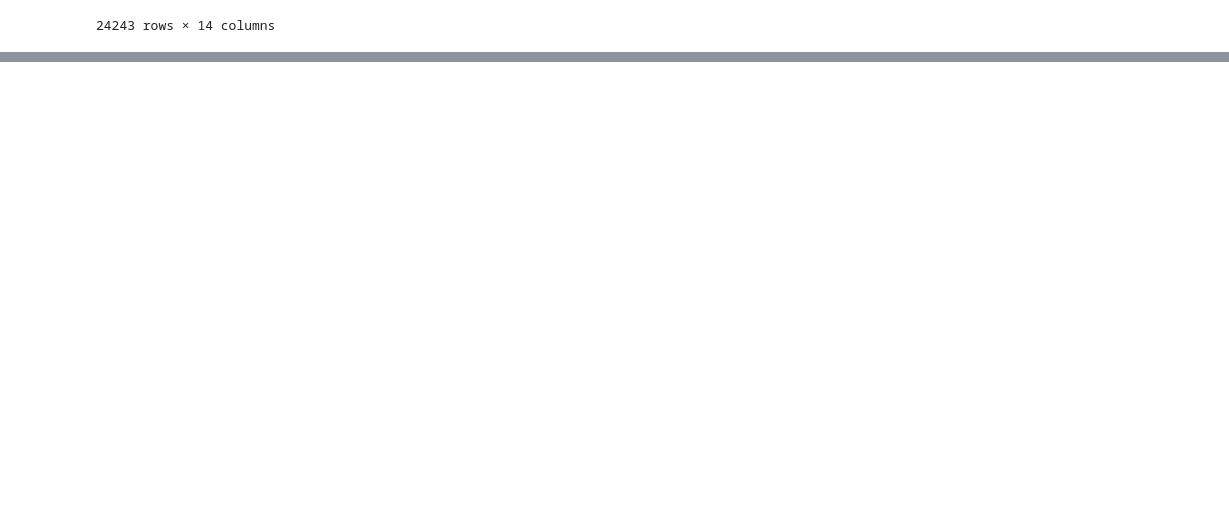
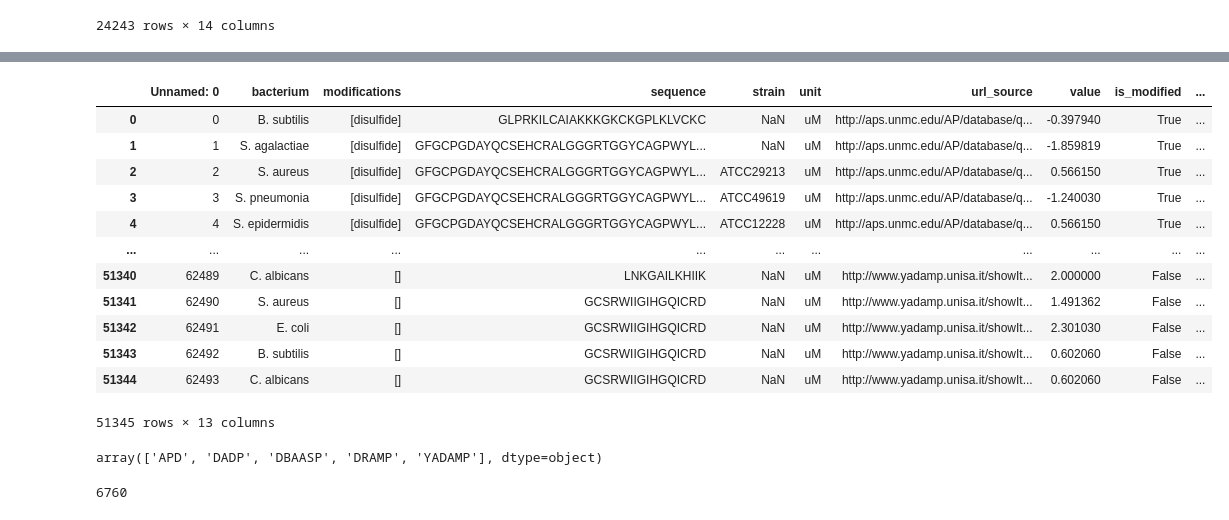
Before and after one commit to sandarnaing/tutorial, a Jupyter notebook: database.ipynb, the cells around one changed output, grey strips where cells are left out. Cells and saved outputs as stored; diff of their text form; code cells hidden in the pictures; blank space fills up the shorter version.

```diff
--- a/database.ipynb
+++ b/database.ipynb
@@ -392,0 +739,25 @@ df_concat_1.to_csv("/Users/snai0044/Downloads/CAMPR4/CAMPR4_24243_6_9_2024.csv")
+# %%
+grampa = pd.read_csv("/Users/msi/Downloads/grampa.csv")
+grampa
+# %% [output]
+|  | Unnamed: 0 | bacterium | modifications | sequence | strain | unit | url_source | value | is_modified | ... |
+| 0 | 0 | B. subtilis | [disulfide] | GLPRKILCAIAKKKGKCKGPLKLVCKC | NaN | uM | http://aps.unmc.edu/AP/database/q... | -0.397940 | True | ... |
+| 1 | 1 | S. agalactiae | [disulfide] | GFGCPGDAYQCSEHCRALGGGRTGGYCAGPWYL... | NaN | uM | http://aps.unmc.edu/AP/database/q... | -1.859819 | True | ... |
+| 2 | 2 | S. aureus | [disulfide] | GFGCPGDAYQCSEHCRALGGGRTGGYCAGPWYL... | ATCC29213 | uM | http://aps.unmc.edu/AP/database/q... | 0.566150 | True | ... |
+| 3 | 3 | S. pneumonia | [disulfide] | GFGCPGDAYQCSEHCRALGGGRTGGYCAGPWYL... | ATCC49619 | uM | http://aps.unmc.edu/AP/database/q... | -1.240030 | True | ... |
+| 4 | 4 | S. epidermidis | [disulfide] | GFGCPGDAYQCSEHCRALGGGRTGGYCAGPWYL... | ATCC12228 | uM | http://aps.unmc.edu/AP/database/q... | 0.566150 | True | ... |
+| ... | ... | ... | ... | ... | ... | ... | ... | ... | ... | ... |
+| 51340 | 62489 | C. albicans | [] | LNKGAILKHIIK | NaN | uM | http://www.yadamp.unisa.it/showIt... | 2.000000 | False | ... |
+| 51341 | 62490 | S. aureus | [] | GCSRWIIGIHGQICRD | NaN | uM | http://www.yadamp.unisa.it/showIt... | 1.491362 | False | ... |
+| 51342 | 62491 | E. coli | [] | GCSRWIIGIHGQICRD | NaN | uM | http://www.yadamp.unisa.it/showIt... | 2.301030 | False | ... |
+| 51343 | 62492 | B. subtilis | [] | GCSRWIIGIHGQICRD | NaN | uM | http://www.yadamp.unisa.it/showIt... | 0.602060 | False | ... |
+| 51344 | 62493 | C. albicans | [] | GCSRWIIGIHGQICRD | NaN | uM | http://www.yadamp.unisa.it/showIt... | 0.602060 | False | ... |
+51345 rows × 13 columns
+# %%
+grampa['database'].unique()
+# %% [output]
+array(['APD', 'DADP', 'DBAASP', 'DRAMP', 'YADAMP'], dtype=object)
+# %%
+len(grampa['sequence'].unique())
+# %% [output]
+6760
```
Also changed, not shown: parts of 31 cells of this notebook, 1 other file.
